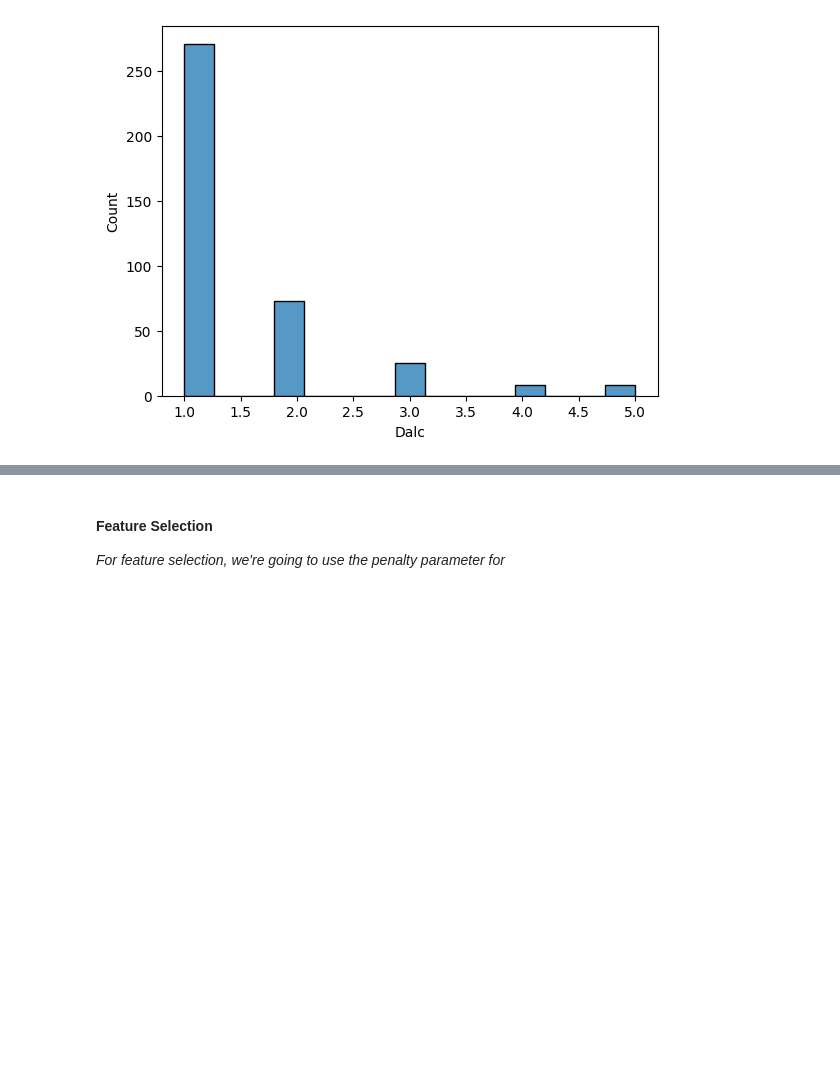
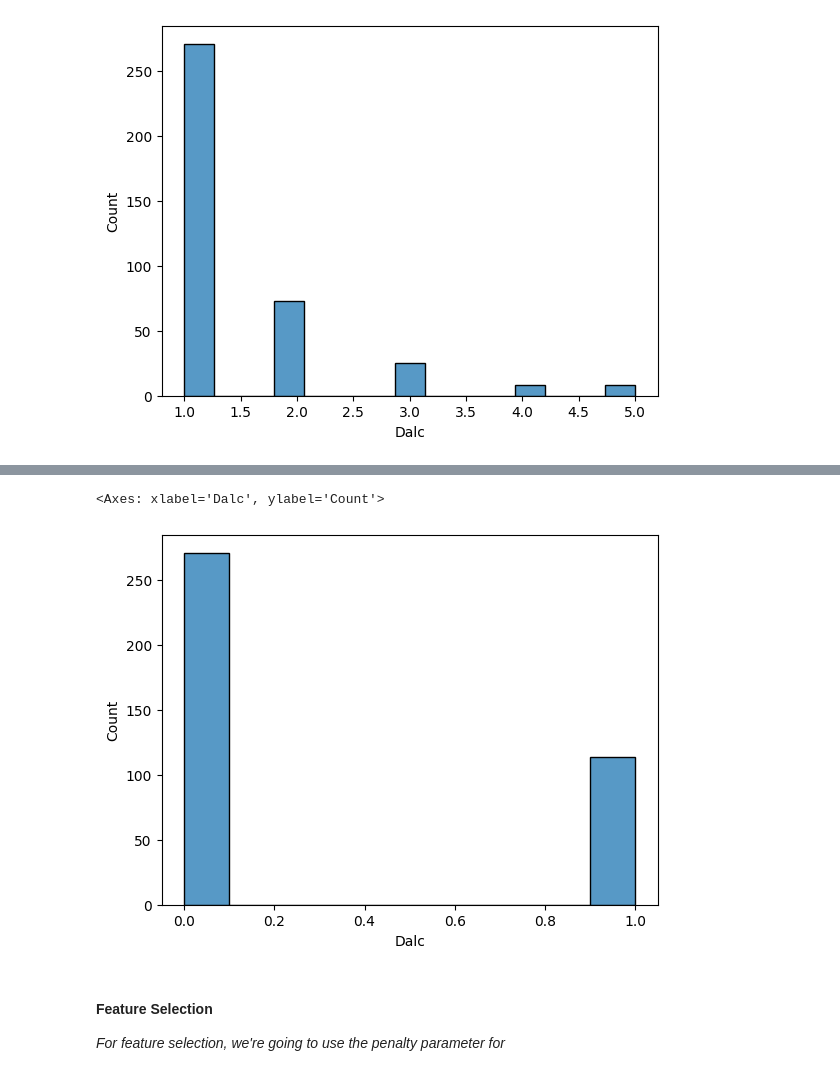
Before and after one commit to jehuhta/Intro_ML, a Jupyter notebook: Exercise2_WIP/ex2_03_extra1.ipynb, the cells around one changed output, grey strips where cells are left out. Cells and saved outputs as stored; diff of their text form; code cells hidden in the pictures; blank space fills up the shorter version.

```diff
--- a/Exercise2_WIP/ex2_03_extra1.ipynb
+++ b/Exercise2_WIP/ex2_03_extra1.ipynb
@@ -538,0 +424,13 @@ As an experiment, let's use `make_pipeline` and `Pipeline` with `ColumnTransform
+# %%
+# Let's define a function where if the student drinks AT ALL...
+# Return 1, else 0
+def Dalc_binarizer(row):
+    if row == 1:
+        return 0
+    else:
+        return 1
+
+# Overwriting Dalc (creating a new column could leave room for mistakes, dataleak)
+df['Dalc'] = df['Dalc'].apply(Dalc_binarizer)
+
+df.head(3)
@@ -539,3 +443,9 @@ As an experiment, let's use `make_pipeline` and `Pipeline` with `ColumnTransform
+# %%
+# We fixed the distribution a bit this way.
+sns.histplot(df, x='Dalc')
+# %% [output]
+<Axes: xlabel='Dalc', ylabel='Count'>
+[figure, added]
 # %% [markdown]
 #### Feature Selection
 
```
Also changed, not shown: parts of 18 cells of this notebook, 4 other files.
